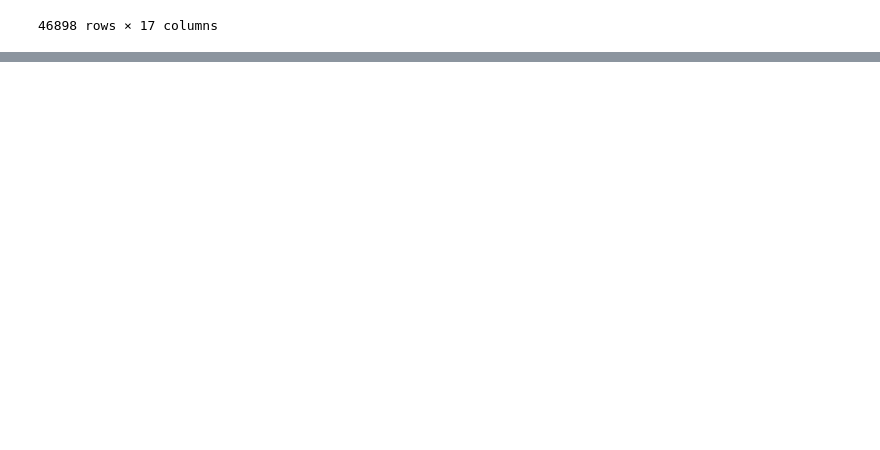
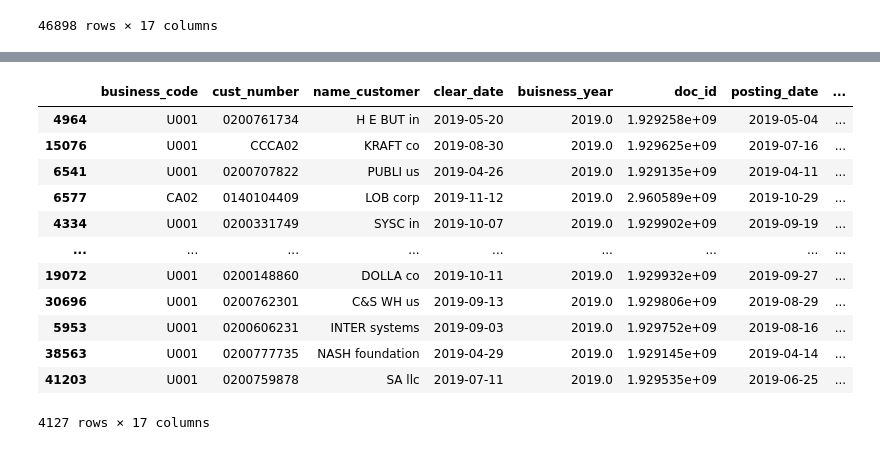
Before and after one commit to Niyati-Sinha/Machine-Learning-Predict-Customer-Delay-By-Analysing-Previous-Data-Records, a Jupyter notebook: DARTH_VANDER_1805501.ipynb, the cells around one changed output, grey strips where cells are left out. Cells and saved outputs as stored; diff of their text form; code cells hidden in the pictures; blank space fills up the shorter version.

```diff
--- a/DARTH_VANDER_1805501.ipynb
+++ b/DARTH_VANDER_1805501.ipynb
@@ -428,0 +483,16 @@ df
+# %%
+validation2
+# %% [output]
+|  | business_code | cust_number | name_customer | clear_date | buisness_year | doc_id | posting_date | ... |
+| 4964 | U001 | 0200761734 | H E BUT in | 2019-05-20 | 2019.0 | 1.929258e+09 | 2019-05-04 | ... |
+| 15076 | U001 | CCCA02 | KRAFT co | 2019-08-30 | 2019.0 | 1.929625e+09 | 2019-07-16 | ... |
+| 6541 | U001 | 0200707822 | PUBLI us | 2019-04-26 | 2019.0 | 1.929135e+09 | 2019-04-11 | ... |
+| 6577 | CA02 | 0140104409 | LOB corp | 2019-11-12 | 2019.0 | 2.960589e+09 | 2019-10-29 | ... |
+| 4334 | U001 | 0200331749 | SYSC in | 2019-10-07 | 2019.0 | 1.929902e+09 | 2019-09-19 | ... |
+| ... | ... | ... | ... | ... | ... | ... | ... | ... |
+| 19072 | U001 | 0200148860 | DOLLA co | 2019-10-11 | 2019.0 | 1.929932e+09 | 2019-09-27 | ... |
+| 30696 | U001 | 0200762301 | C&S WH us | 2019-09-13 | 2019.0 | 1.929806e+09 | 2019-08-29 | ... |
+| 5953 | U001 | 0200606231 | INTER systems | 2019-09-03 | 2019.0 | 1.929752e+09 | 2019-08-16 | ... |
+| 38563 | U001 | 0200777735 | NASH foundation | 2019-04-29 | 2019.0 | 1.929145e+09 | 2019-04-14 | ... |
+| 41203 | U001 | 0200759878 | SA llc | 2019-07-11 | 2019.0 | 1.929535e+09 | 2019-06-25 | ... |
+4127 rows × 17 columns
```
Also changed, not shown: parts of 8 cells of this notebook.
